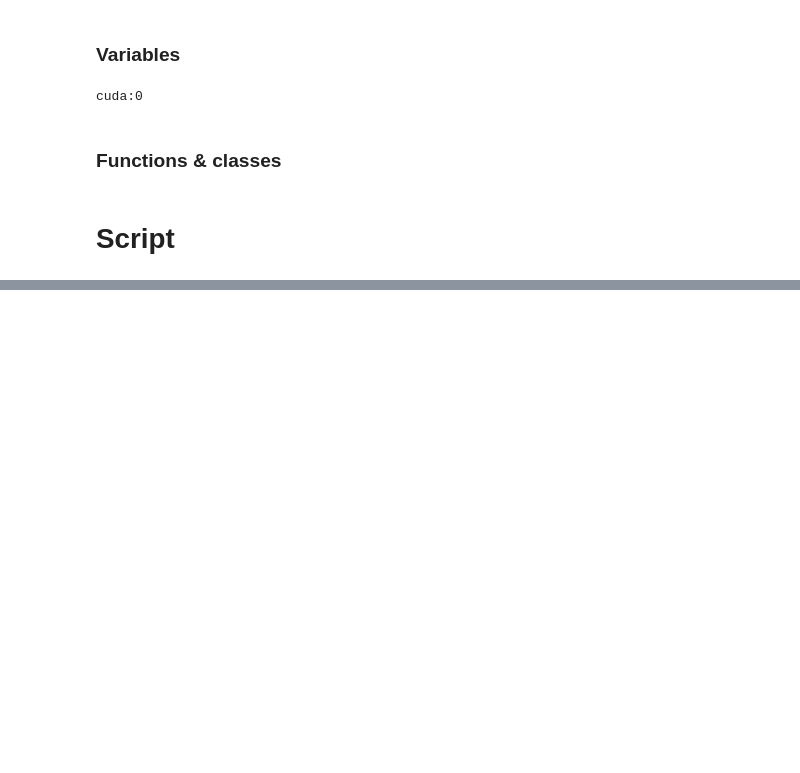
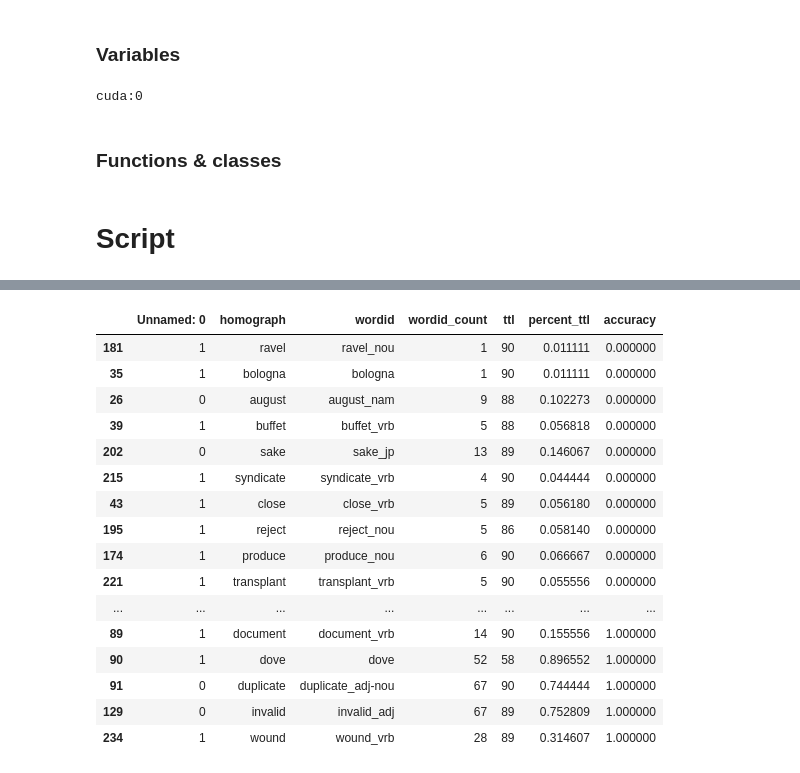
Before and after one commit to jseale/dissertation, a Jupyter notebook: Models/Baselines/WHD_Bert/DISTILBERT_variant_only_WHD_Disambiguation_Baseline.ipynb, the cells around one changed output, grey strips where cells are left out. Cells and saved outputs as stored; diff of their text form; code cells hidden in the pictures; blank space fills up the shorter version.

```diff
--- a/Models/Baselines/WHD_Bert/DISTILBERT_variant_only_WHD_Disambiguation_Baseline.ipynb
+++ b/Models/Baselines/WHD_Bert/DISTILBERT_variant_only_WHD_Disambiguation_Baseline.ipynb
@@ -304,0 +332,2 @@ Macro Accuracy
+# %%
+pd.set_option('display.max_rows', None)
@@ -304,0 +358,20 @@ Macro Accuracy
+# %%
+hids_acc.sort_values(["accuracy"])
+# %% [output]
+|  | Unnamed: 0 | homograph | wordid | wordid_count | ttl | percent_ttl | accuracy |
+| 181 | 1 | ravel | ravel_nou | 1 | 90 | 0.011111 | 0.000000 |
+| 35 | 1 | bologna | bologna | 1 | 90 | 0.011111 | 0.000000 |
+| 26 | 0 | august | august_nam | 9 | 88 | 0.102273 | 0.000000 |
+| 39 | 1 | buffet | buffet_vrb | 5 | 88 | 0.056818 | 0.000000 |
+| 202 | 0 | sake | sake_jp | 13 | 89 | 0.146067 | 0.000000 |
+| 215 | 1 | syndicate | syndicate_vrb | 4 | 90 | 0.044444 | 0.000000 |
+| 43 | 1 | close | close_vrb | 5 | 89 | 0.056180 | 0.000000 |
+| 195 | 1 | reject | reject_nou | 5 | 86 | 0.058140 | 0.000000 |
+| 174 | 1 | produce | produce_nou | 6 | 90 | 0.066667 | 0.000000 |
+| 221 | 1 | transplant | transplant_vrb | 5 | 90 | 0.055556 | 0.000000 |
+| ... | ... | ... | ... | ... | ... | ... | ... |
+| 89 | 1 | document | document_vrb | 14 | 90 | 0.155556 | 1.000000 |
+| 90 | 1 | dove | dove | 52 | 58 | 0.896552 | 1.000000 |
+| 91 | 0 | duplicate | duplicate_adj-nou | 67 | 90 | 0.744444 | 1.000000 |
+| 129 | 0 | invalid | invalid_adj | 67 | 89 | 0.752809 | 1.000000 |
+| 234 | 1 | wound | wound_vrb | 28 | 89 | 0.314607 | 1.000000 |
```
Also changed, not shown: parts of 16 cells of this notebook, 1 other file.
